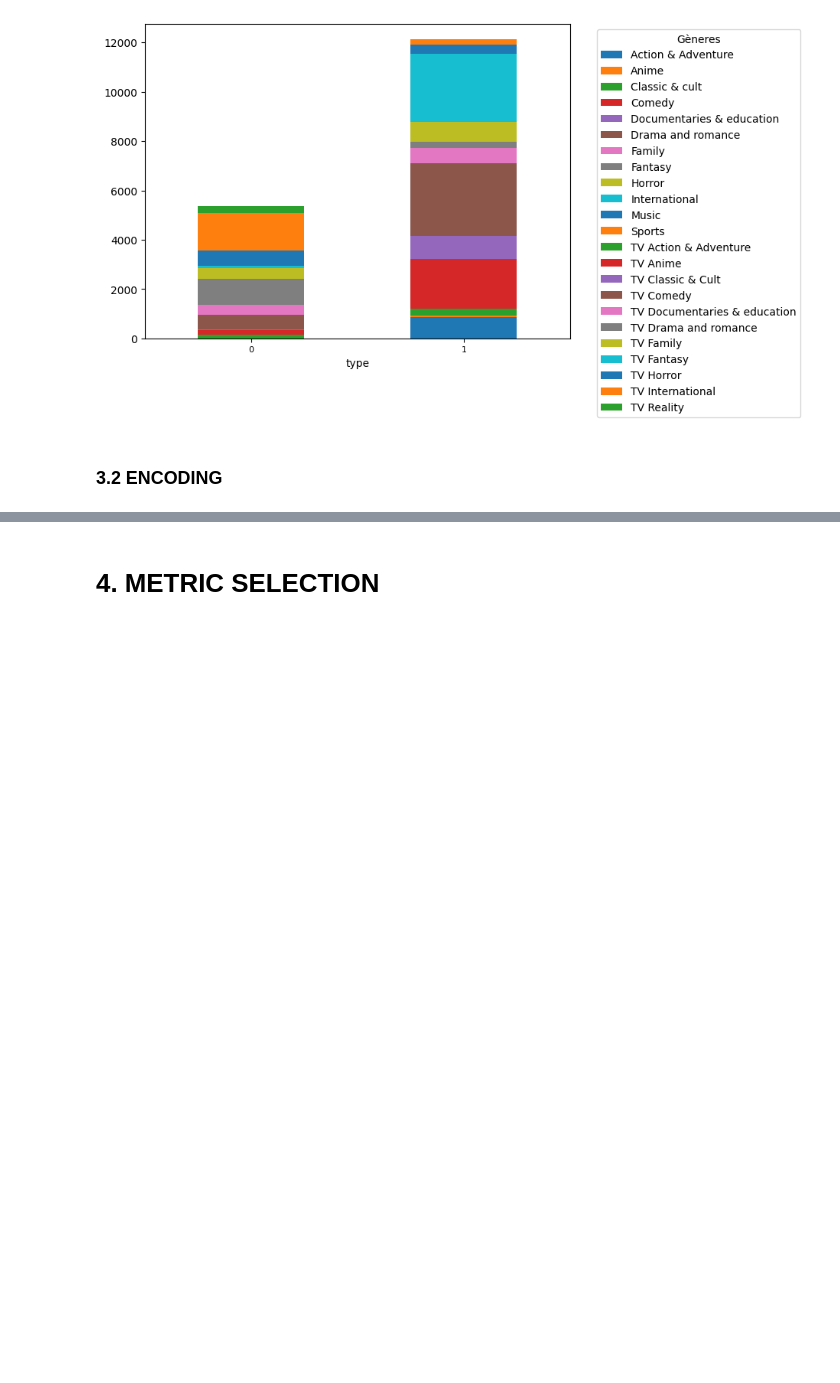
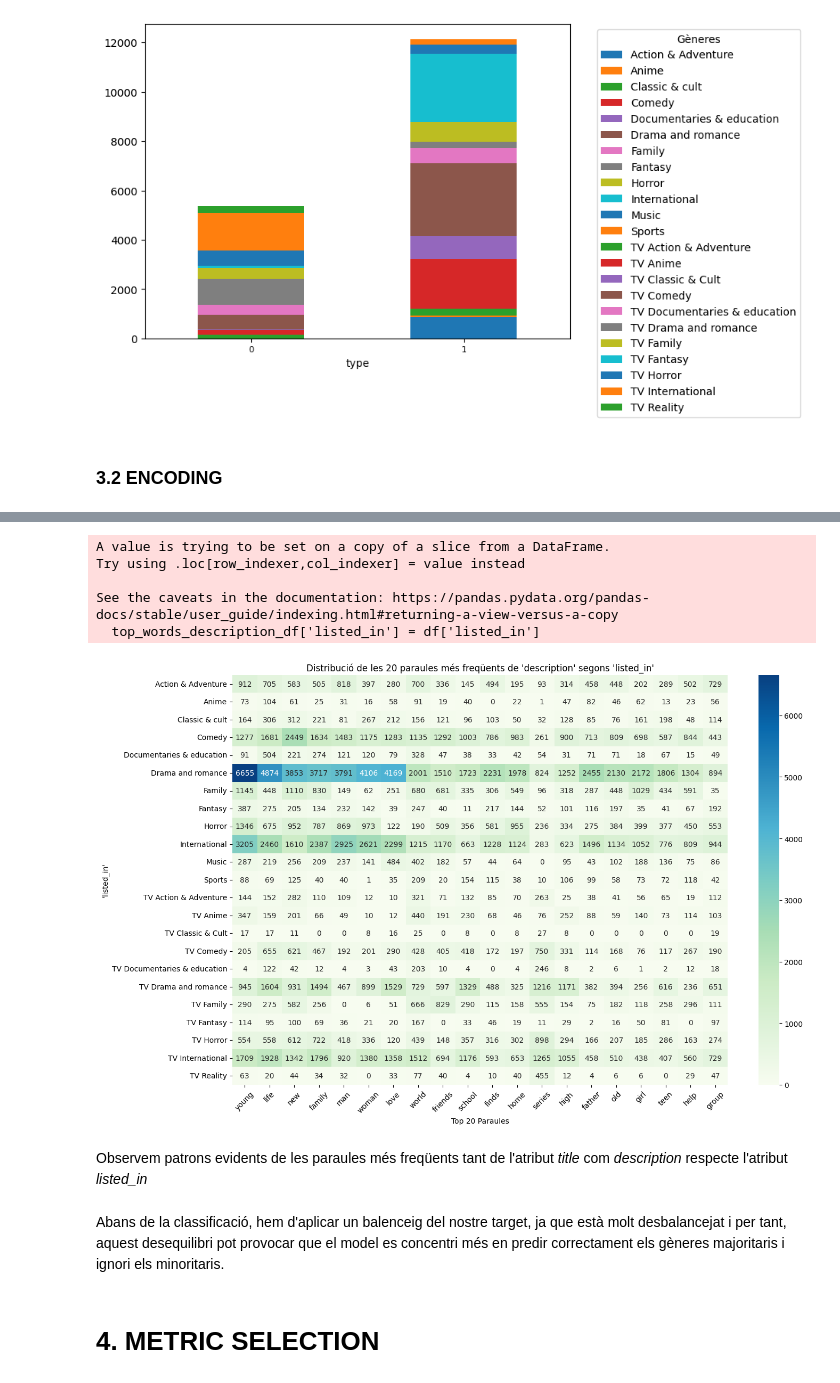
Before and after one commit to martafontt/Netflix-Recomendations, a Jupyter notebook: Netflix.ipynb, the cells around one changed output, grey strips where cells are left out. Cells and saved outputs as stored; diff of their text form; code cells hidden in the pictures; blank space fills up the shorter version.

```diff
--- a/Netflix.ipynb
+++ b/Netflix.ipynb
@@ -1086,0 +1052,10 @@ Name: rating, Length: 8807, dtype: int64
+# %%
+columns_to_encode = ['rating', 'listed_in']
+
+encoder = OneHotEncoder(sparse_output=False, handle_unknown='ignore')
+encoded_data = encoder.fit_transform(df[columns_to_encode])
+encoded_columns = encoder.get_feature_names_out(columns_to_encode)
+encoded_df = pd.DataFrame(encoded_data, columns=encoded_columns, index=df.index)
+
+df = pd.concat([df.drop(columns=columns_to_encode), encoded_df], axis=1)
+print(df.head())
@@ -1087,3 +1288,31 @@ Name: rating, Length: 8807, dtype: int64
+# %%
+
+top_20_description = word_freq_1.head(20).index
+top_words_description_df = word_counts_df_description[top_20_description]
+top_words_description_df.reset_index(drop=True, inplace=True)
+df.reset_index(drop=True, inplace=True)
+
+top_words_description_df['listed_in'] = df['listed_in']
+top_words_freq_description = top_words_description_df.groupby('listed_in').sum()
+
+plt.figure(figsize=(15, 10))
+sns.heatmap(top_words_freq_description, annot=True, fmt="g", cmap="GnBu")
+plt.title("Distribució de les 20 paraules més freqüents de 'description' segons 'listed_in'")
+plt.xlabel("Top 20 Paraules")
+plt.ylabel("'listed_in'")
+plt.xticks(rotation=45)
+plt.show()
+# %% [output]
+A value is trying to be set on a copy of a slice from a DataFrame.
+Try using .loc[row_indexer,col_indexer] = value instead
+
+See the caveats in the documentation: https://pandas.pydata.org/pandas-docs/stable/user_guide/indexing.html#returning-a-view-versus-a-copy
+  top_words_description_df['listed_in'] = df['listed_in']
+[figure, added]
+# %% [markdown]
+Observem patrons evidents de les paraules més freqüents tant de l'atribut *title* com *description* respecte l'atribut *listed_in*
+# %% [markdown]
+Abans de la classificació, hem d'aplicar un balenceig del nostre target, ja que està molt desbalancejat i per tant, aquest desequilibri pot provocar que el model es concentri més en predir correctament els gèneres majoritaris i ignori els minoritaris.
 # %% [markdown]
 # **4. METRIC SELECTION**
 # %% [markdown]
```
Also changed, not shown: parts of 22 cells of this notebook.
